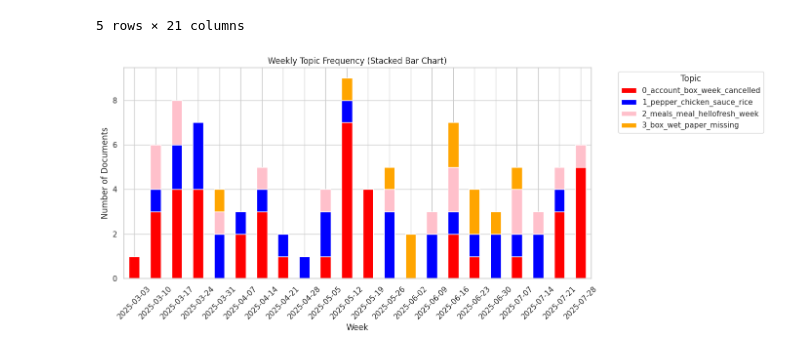
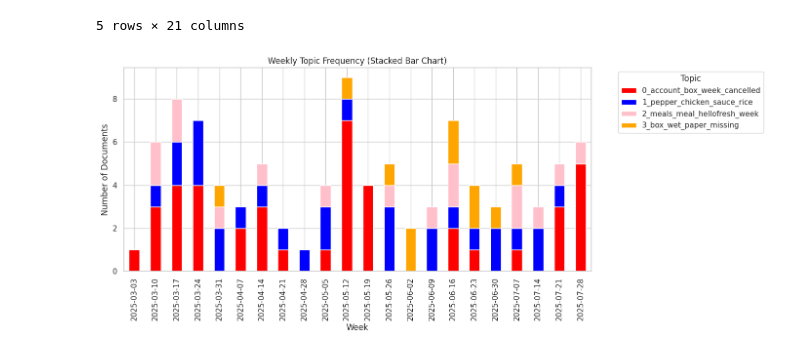
Before and after one commit to morescode-pm/kaggle-fastai, a Jupyter notebook: chapter3/hellofresh_reddit.ipynb, the cells around one changed output. Saved outputs shown, nothing was run; the diff lists cells and outputs as text; code cells hidden in the pictures.

```diff
--- a/chapter3/hellofresh_reddit.ipynb
+++ b/chapter3/hellofresh_reddit.ipynb
@@ -735,32 +735,32 @@ topic_pivot.index = topic_pivot.index.strftime('%Y-%m-%d')
 
 # Reorder columns to ensure 0-3 are first and in desired order
 topic_order = [0, 1, 2, 3] + [col for col in topic_pivot.columns if col not in [0, 1, 2, 3]]
 topic_pivot = topic_pivot[topic_order]
 
 topic_info = neg_topic_model.get_topic_info().set_index('Topic')
 topic_labels = {
     t: topic_info.loc[t, 'Name'] if t in topic_info.index else f"Topic {t}"
     for t in topic_pivot.columns
 }
 topic_pivot.rename(columns=topic_labels, inplace=True)
 
 # Define color map matching the topic order
 custom_colors = ['red', 'blue', 'pink', 'orange'] + ['gray'] * (len(topic_pivot.columns) - 4)
 
 # Plot
 ax = topic_pivot.plot(
     kind='bar',
     stacked=True,
     figsize=(14, 6),
     color=custom_colors
 )
 
 plt.title("Weekly Topic Frequency (Stacked Bar Chart)")
 plt.xlabel("Week")
 plt.ylabel("Number of Documents")
-plt.xticks(rotation=45)
+plt.xticks(rotation=90)
 plt.legend(title="Topic", bbox_to_anchor=(1.05, 1), loc='upper left')
 plt.tight_layout()
 plt.show()
 # %% [output]
-[figure, old version]
+[figure, new version]
```
